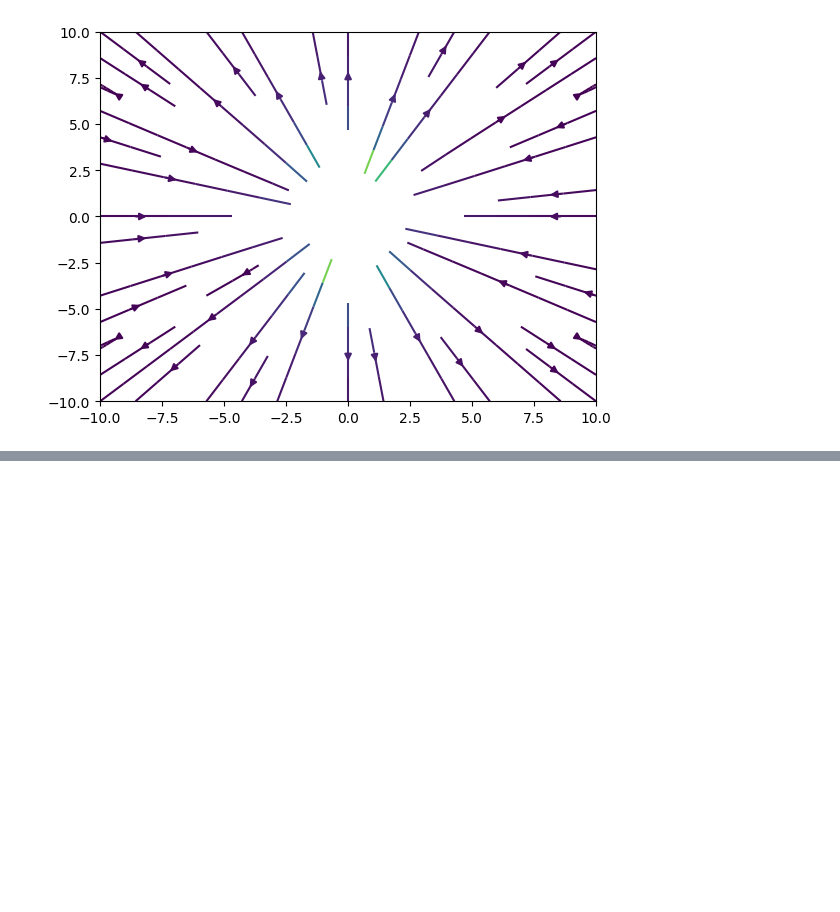
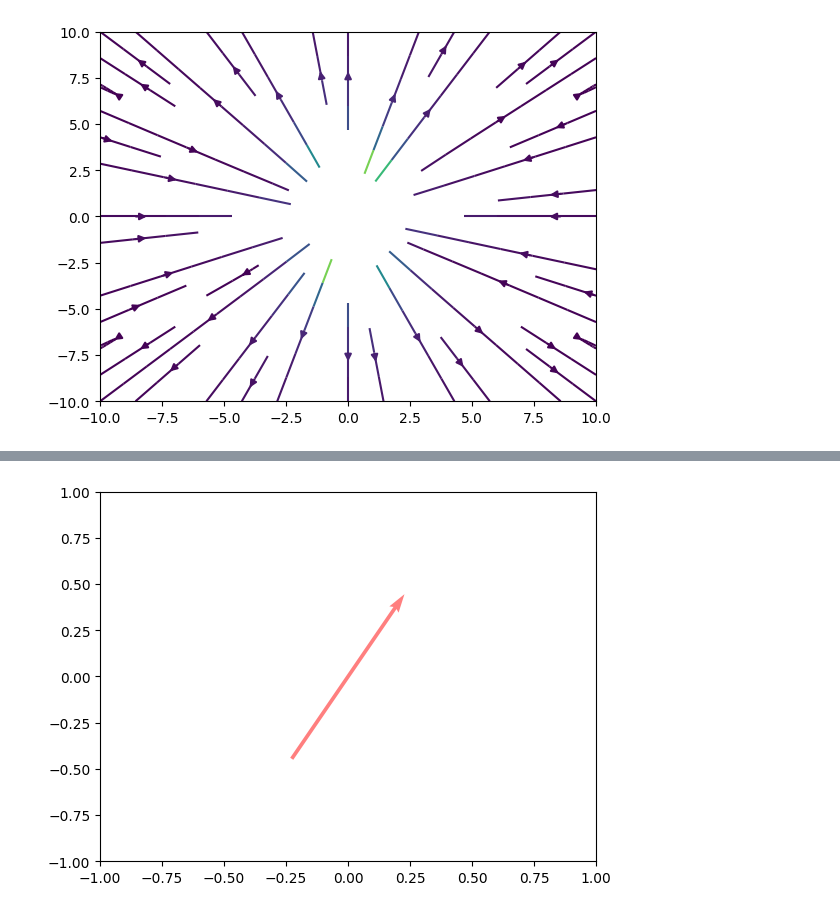
Before and after one commit to ZLoverty/Boralus, a Jupyter notebook: reorient_in_flow.ipynb, the cells around one changed output, grey strips where cells are left out. Saved outputs shown, nothing was run; the diff lists cells and outputs as text; code cells hidden in the pictures; blank space fills up the shorter version.

```diff
--- a/reorient_in_flow.ipynb
+++ b/reorient_in_flow.ipynb
@@ -52,0 +205,16 @@ plt.streamplot(X, Y, u[0], u[1], .5, color=magnitude, cmap='viridis')
+# %%
+start_angle = -0.5
+dt = .1
+d_vec = np.array([np.cos(start_angle), np.sin(start_angle)])  # Initial unit vector
+for i in range(100):
+    d_dot = calculate_d_dot(d_vec, omega_z, Gamma, E_tensor)
+    d_vec += d_dot * dt
+    d_vec /= np.linalg.norm(d_vec)  # Normalize to keep it a unit vector
+    plt.quiver(0, 0, d_vec[0], d_vec[1], pivot="middle", angles='xy', scale_units='xy', scale=1, color='red', alpha=0.5)
+    plt.xlim(-1, 1)
+    plt.ylim(-1, 1)
+    plt.pause(0.1)
+    clear_output(wait=True)
+    # print(np.linalg.norm(d_vec))
+# %% [output]
+[figure, added]
```
Also changed, not shown: parts of 22 cells of this notebook.
